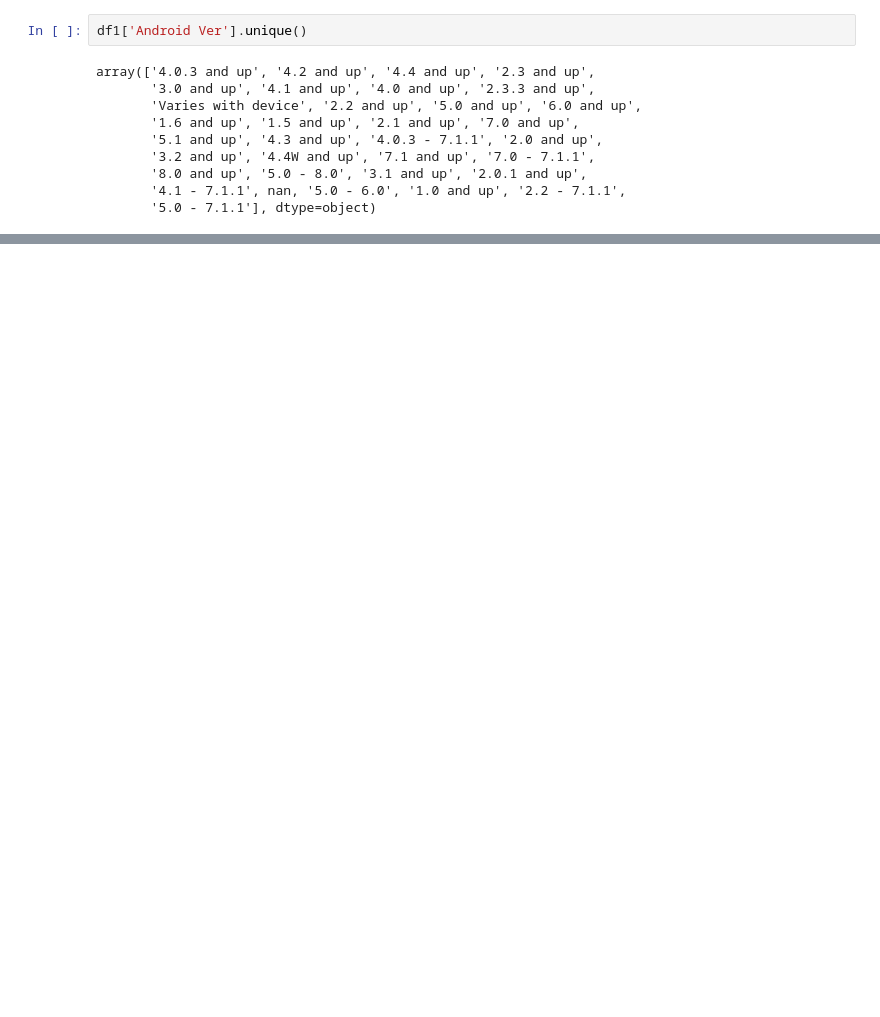
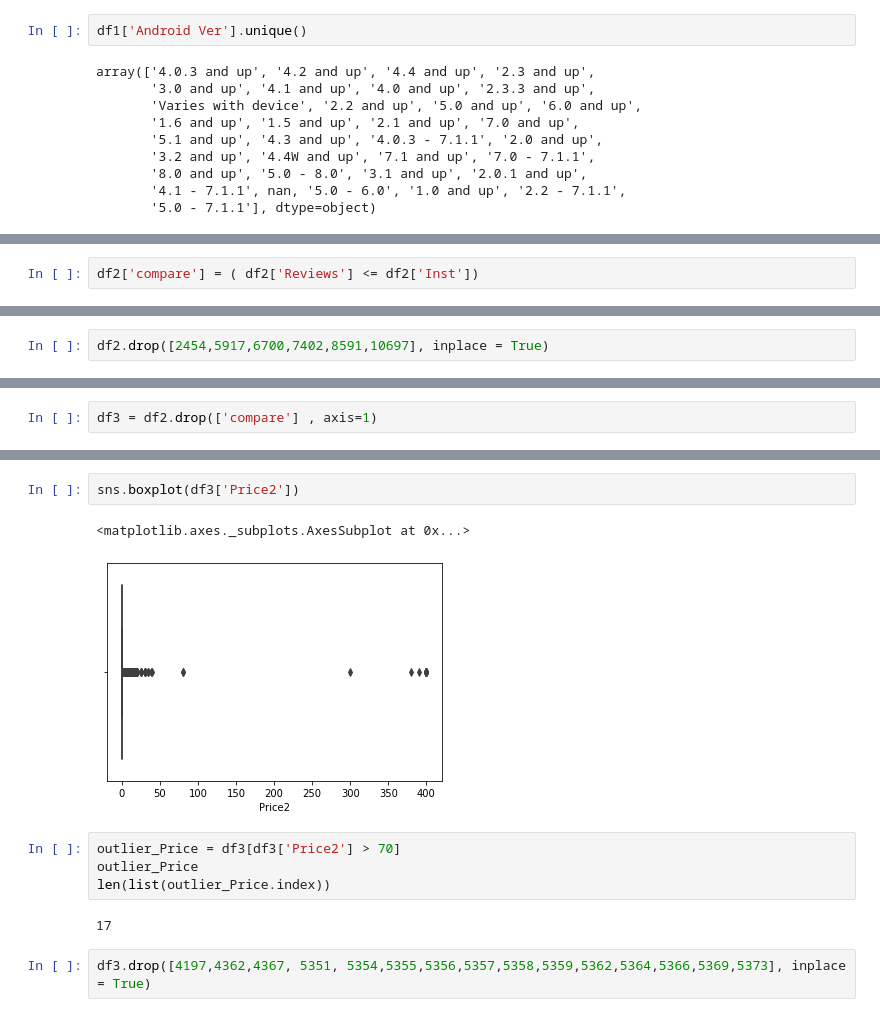
Before and after one commit to abh1shekvyas/App-rating-prediction-in-Google-play-store, a Jupyter notebook: Python_Project.ipynb, the cells around one changed output, grey strips where cells are left out. Drawn from its saved outputs; the diff is of its cells as text; blank space fills up the shorter version.

```diff
--- a/Python_Project.ipynb
+++ b/Python_Project.ipynb
@@ -170,0 +573,2 @@ array(['4.0.3 and up', '4.2 and up', '4.4 and up', '2.3 and up',
+# %%
+df2['compare'] = ( df2['Reviews'] <= df2['Inst'])
@@ -170,0 +590,2 @@ array(['4.0.3 and up', '4.2 and up', '4.4 and up', '2.3 and up',
+# %%
+df2.drop([2454,5917,6700,7402,8591,10697], inplace = True)
@@ -170,0 +608,2 @@ array(['4.0.3 and up', '4.2 and up', '4.4 and up', '2.3 and up',
+# %%
+df3 = df2.drop(['compare'] , axis=1)
@@ -170,0 +638,13 @@ array(['4.0.3 and up', '4.2 and up', '4.4 and up', '2.3 and up',
+# %%
+sns.boxplot(df3['Price2'])
+# %% [output]
+<matplotlib.axes._subplots.AxesSubplot at 0x...>
+[figure, added]
+# %%
+outlier_Price = df3[df3['Price2'] > 70]
+outlier_Price
+len(list(outlier_Price.index))
+# %% [output]
+17
+# %%
+df3.drop([4197,4362,4367, 5351, 5354,5355,5356,5357,5358,5359,5362,5364,5366,5369,5373], inplace = True)
```
Also changed, not shown: parts of 141 cells of this notebook.
